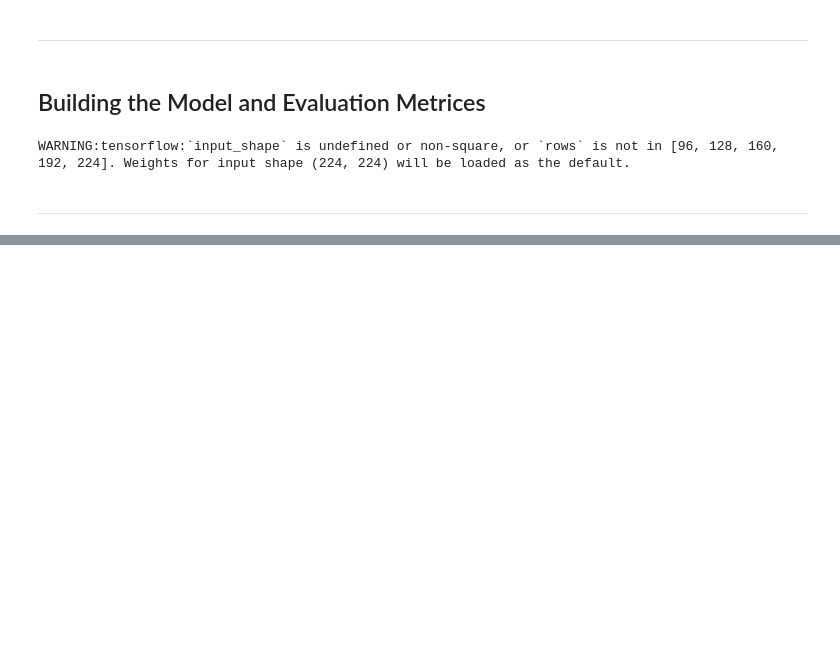
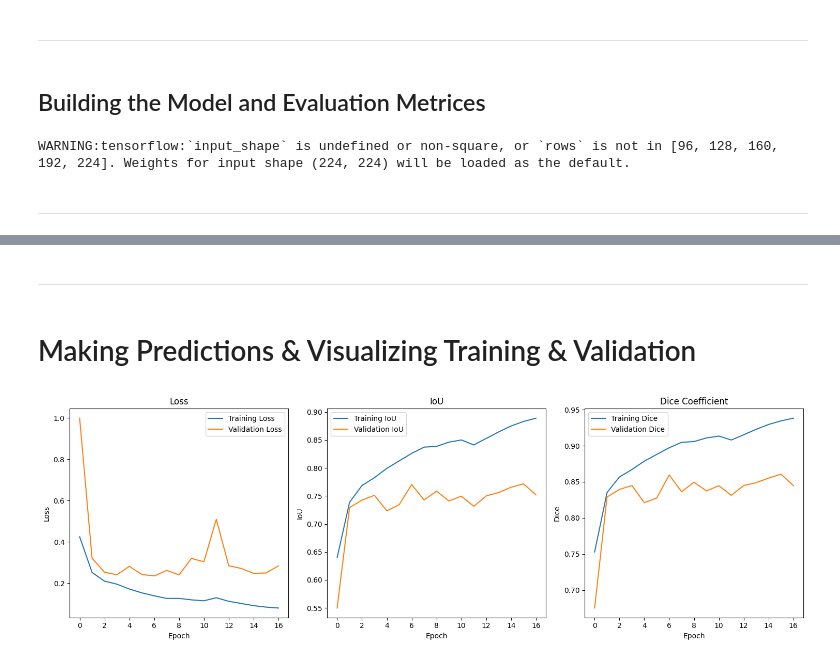
Before and after one commit to OmarAhmedAbdelAziz/Multiclass-Classification-Semantic-Segmentation-of-Pet-Breeds, a Jupyter notebook: notebooks/Segmentation/Segmentation Notebook.ipynb, the cells around one changed output, grey strips where cells are left out. Cells and saved outputs as stored; diff of their text form; code cells hidden in the pictures; blank space fills up the shorter version.

Commit message:
making predictions and visualizations

```diff
--- a/notebooks/Segmentation/Segmentation Notebook.ipynb
+++ b/notebooks/Segmentation/Segmentation Notebook.ipynb
@@ -298,0 +301,8 @@ EPOCHS = 20
+# %%
+history = model.fit(
+    x_train, y_train,
+    validation_data=(x_val, y_val),
+    batch_size=BATCH_SIZE,
+    epochs=EPOCHS,
+    callbacks=callbacks
+)
@@ -298,0 +327,39 @@ EPOCHS = 20
+# %% [markdown]
+---
+# %% [markdown]
+# Making Predictions & Visualizing Training & Validation
+# %%
+# Plot training history for all metrics
+plt.figure(figsize=(15, 5))
+
+# Loss plot
+plt.subplot(1, 3, 1)
+plt.plot(history.history["loss"], label="Training Loss")
+plt.plot(history.history["val_loss"], label="Validation Loss")
+plt.title("Loss")
+plt.xlabel("Epoch")
+plt.ylabel("Loss")
+plt.legend()
+
+# IoU plot
+plt.subplot(1, 3, 2)
+plt.plot(history.history["iou_metric"], label="Training IoU")
+plt.plot(history.history["val_iou_metric"], label="Validation IoU")
+plt.title("IoU")
+plt.xlabel("Epoch")
+plt.ylabel("IoU")
+plt.legend()
+
+# Dice coefficient plot
+plt.subplot(1, 3, 3)
+plt.plot(history.history["dice_coef"], label="Training Dice")
+plt.plot(history.history["val_dice_coef"], label="Validation Dice")
+plt.title("Dice Coefficient")
+plt.xlabel("Epoch")
+plt.ylabel("Dice")
+plt.legend()
+
+plt.tight_layout()
+plt.show()
+# %% [output]
+[figure, added]
```
Also changed, not shown: parts of 7 cells of this notebook.
